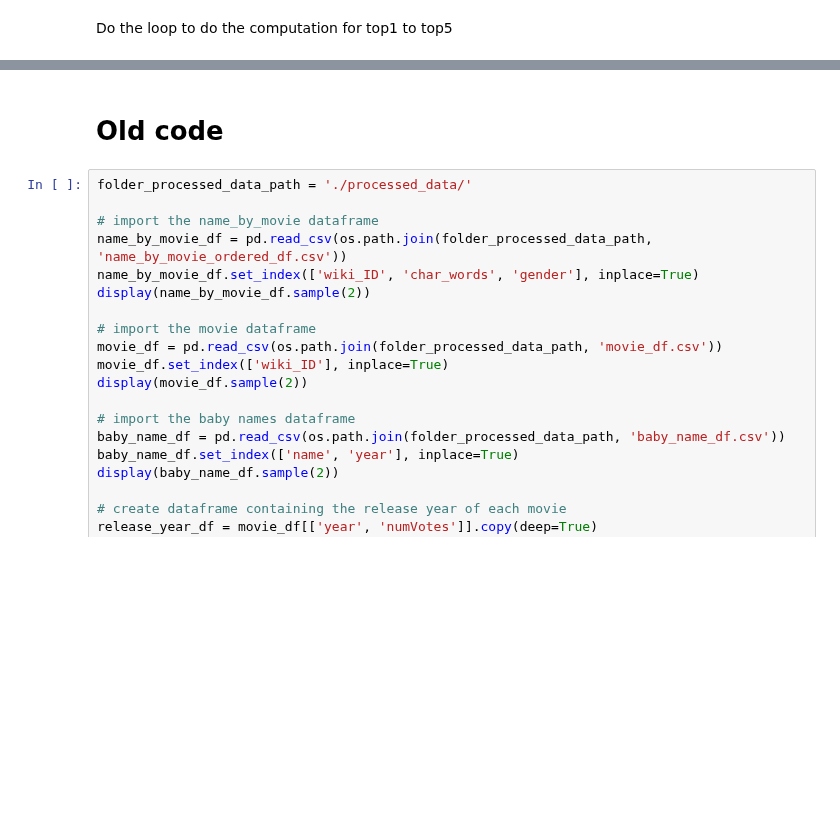
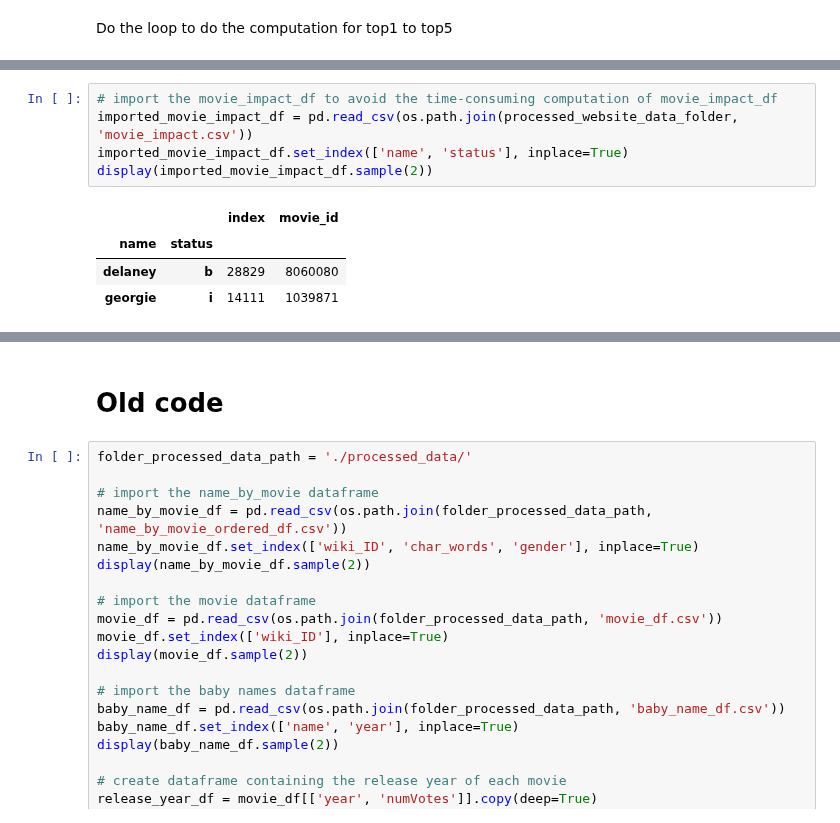
Before and after one commit to epfl-ada/ada-2023-project-abadakor, a Jupyter notebook: data/get_data_for_website.ipynb, the cells around one changed output, grey strips where cells are left out. Saved outputs shown, nothing was run; the diff lists cells and outputs as text; blank space fills up the shorter version.

```diff
--- a/data/get_data_for_website.ipynb
+++ b/data/get_data_for_website.ipynb
@@ -311,0 +257,10 @@ number of duplicates in movie_impact_df : 0
+# %%
+# import the movie_impact_df to avoid the time-consuming computation of movie_impact_df
+imported_movie_impact_df = pd.read_csv(os.path.join(processed_website_data_folder, 'movie_impact.csv'))
+imported_movie_impact_df.set_index(['name', 'status'], inplace=True)
+display(imported_movie_impact_df.sample(2))
+# %% [output]
+|  |  | index | movie_id |
+| name | status |  |  |
+| delaney | b | 28829 | 8060080 |
+| georgie | i | 14111 | 1039871 |
```
Also changed, not shown: parts of 33 cells of this notebook, 2 other files.
